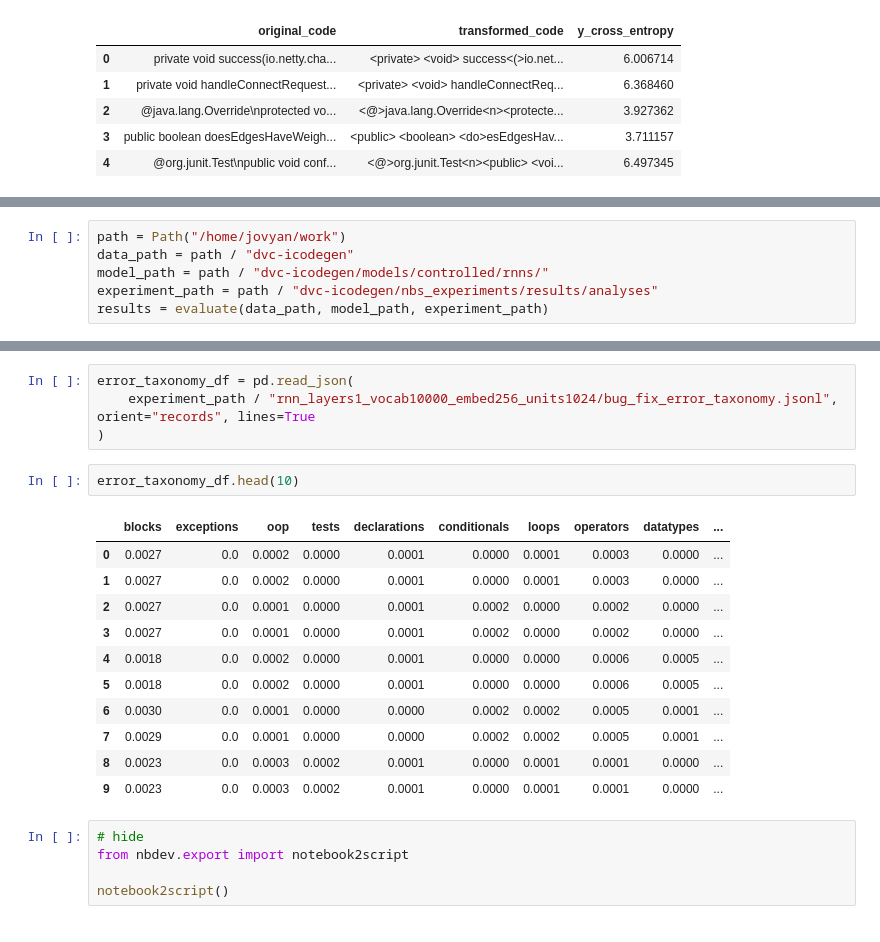
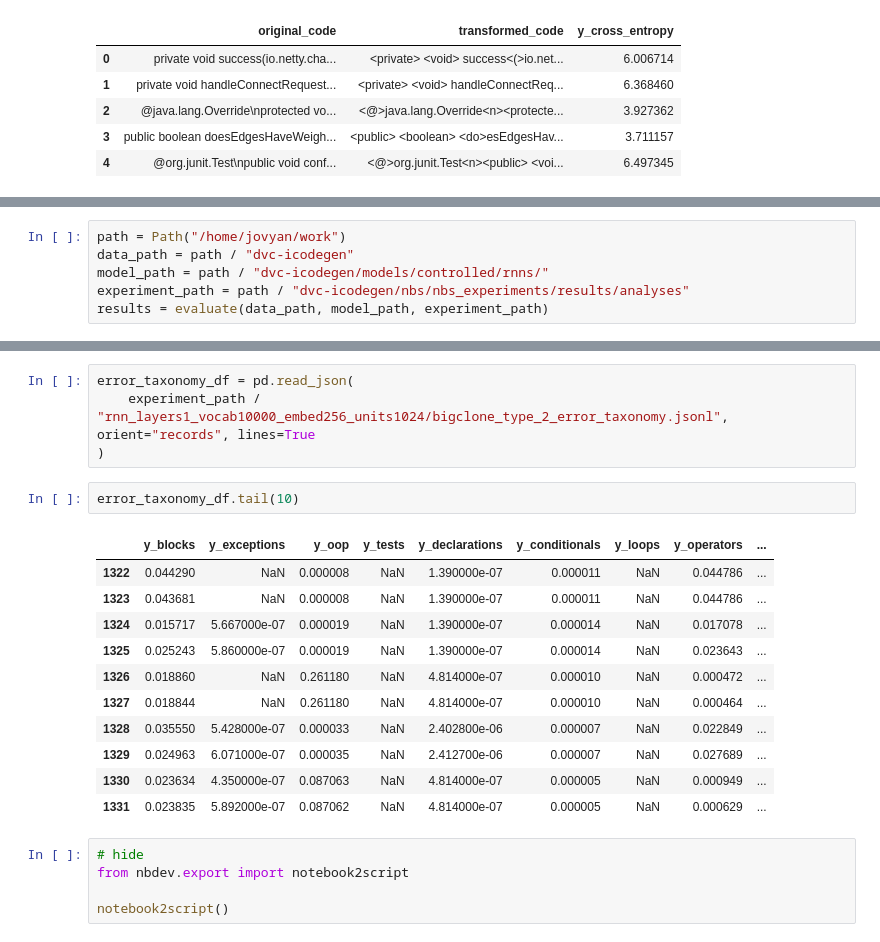
Before and after one commit to ArtificialSoftwareEngineering/InterpretingCodeGeneration, a Jupyter notebook: nbs/04_evaluation.core.ipynb, the cells around one changed output, grey strips where cells are left out. Saved outputs shown, nothing was run; the diff lists cells and outputs as text.

Commit message:
Update eval to include bigclone bench testbed

```diff
--- a/nbs/04_evaluation.core.ipynb
+++ b/nbs/04_evaluation.core.ipynb
@@ -1014,0 +998,6 @@ def evaluate(data_path, model_path, experiment_path):
+# %%
+path = Path("/home/jovyan/work")
+data_path = path / "dvc-icodegen"
+model_path = path / "dvc-icodegen/models/controlled/rnns/"
+experiment_path = path / "dvc-icodegen/nbs/nbs_experiments/results/analyses"
+results = evaluate(data_path, model_path, experiment_path)
@@ -1065,6 +1025,0 @@ df_bigclone_1_treatment
-# %%
-path = Path("/home/jovyan/work")
-data_path = path / "dvc-icodegen"
-model_path = path / "dvc-icodegen/models/controlled/rnns/"
-experiment_path = path / "dvc-icodegen/nbs_experiments/results/analyses"
-results = evaluate(data_path, model_path, experiment_path)
@@ -1094,21 +1040,21 @@ bug_fix_cross_df.head(10)
 # %%
 error_taxonomy_df = pd.read_json(
-    experiment_path / "rnn_layers1_vocab10000_embed256_units1024/bug_fix_error_taxonomy.jsonl", orient="records", lines=True
+    experiment_path / "rnn_layers1_vocab10000_embed256_units1024/bigclone_type_2_error_taxonomy.jsonl", orient="records", lines=True
 )
 # %%
-error_taxonomy_df.head(10)
+error_taxonomy_df.tail(10)
 # %% [output]
-|  | blocks | exceptions | oop | tests | declarations | conditionals | loops | operators | datatypes | ... |
-| 0 | 0.0027 | 0.0 | 0.0002 | 0.0000 | 0.0001 | 0.0000 | 0.0001 | 0.0003 | 0.0000 | ... |
-| 1 | 0.0027 | 0.0 | 0.0002 | 0.0000 | 0.0001 | 0.0000 | 0.0001 | 0.0003 | 0.0000 | ... |
-| 2 | 0.0027 | 0.0 | 0.0001 | 0.0000 | 0.0001 | 0.0002 | 0.0000 | 0.0002 | 0.0000 | ... |
-| 3 | 0.0027 | 0.0 | 0.0001 | 0.0000 | 0.0001 | 0.0002 | 0.0000 | 0.0002 | 0.0000 | ... |
-| 4 | 0.0018 | 0.0 | 0.0002 | 0.0000 | 0.0001 | 0.0000 | 0.0000 | 0.0006 | 0.0005 | ... |
-| 5 | 0.0018 | 0.0 | 0.0002 | 0.0000 | 0.0001 | 0.0000 | 0.0000 | 0.0006 | 0.0005 | ... |
-| 6 | 0.0030 | 0.0 | 0.0001 | 0.0000 | 0.0000 | 0.0002 | 0.0002 | 0.0005 | 0.0001 | ... |
-| 7 | 0.0029 | 0.0 | 0.0001 | 0.0000 | 0.0000 | 0.0002 | 0.0002 | 0.0005 | 0.0001 | ... |
-| 8 | 0.0023 | 0.0 | 0.0003 | 0.0002 | 0.0001 | 0.0000 | 0.0001 | 0.0001 | 0.0000 | ... |
-| 9 | 0.0023 | 0.0 | 0.0003 | 0.0002 | 0.0001 | 0.0000 | 0.0001 | 0.0001 | 0.0000 | ... |
+|  | y_blocks | y_exceptions | y_oop | y_tests | y_declarations | y_conditionals | y_loops | y_operators | ... |
+| 1322 | 0.044290 | NaN | 0.000008 | NaN | 1.390000e-07 | 0.000011 | NaN | 0.044786 | ... |
+| 1323 | 0.043681 | NaN | 0.000008 | NaN | 1.390000e-07 | 0.000011 | NaN | 0.044786 | ... |
+| 1324 | 0.015717 | 5.667000e-07 | 0.000019 | NaN | 1.390000e-07 | 0.000014 | NaN | 0.017078 | ... |
+| 1325 | 0.025243 | 5.860000e-07 | 0.000019 | NaN | 1.390000e-07 | 0.000014 | NaN | 0.023643 | ... |
+| 1326 | 0.018860 | NaN | 0.261180 | NaN | 4.814000e-07 | 0.000010 | NaN | 0.000472 | ... |
+| 1327 | 0.018844 | NaN | 0.261180 | NaN | 4.814000e-07 | 0.000010 | NaN | 0.000464 | ... |
+| 1328 | 0.035550 | 5.428000e-07 | 0.000033 | NaN | 2.402800e-06 | 0.000007 | NaN | 0.022849 | ... |
+| 1329 | 0.024963 | 6.071000e-07 | 0.000035 | NaN | 2.412700e-06 | 0.000007 | NaN | 0.027689 | ... |
+| 1330 | 0.023634 | 4.350000e-07 | 0.087063 | NaN | 4.814000e-07 | 0.000005 | NaN | 0.000949 | ... |
+| 1331 | 0.023835 | 5.892000e-07 | 0.087062 | NaN | 4.814000e-07 | 0.000005 | NaN | 0.000629 | ... |
 # %%
 # hide
 from nbdev.export import notebook2script
```
Also changed, not shown: parts of 14 cells of this notebook, 1 other file.
